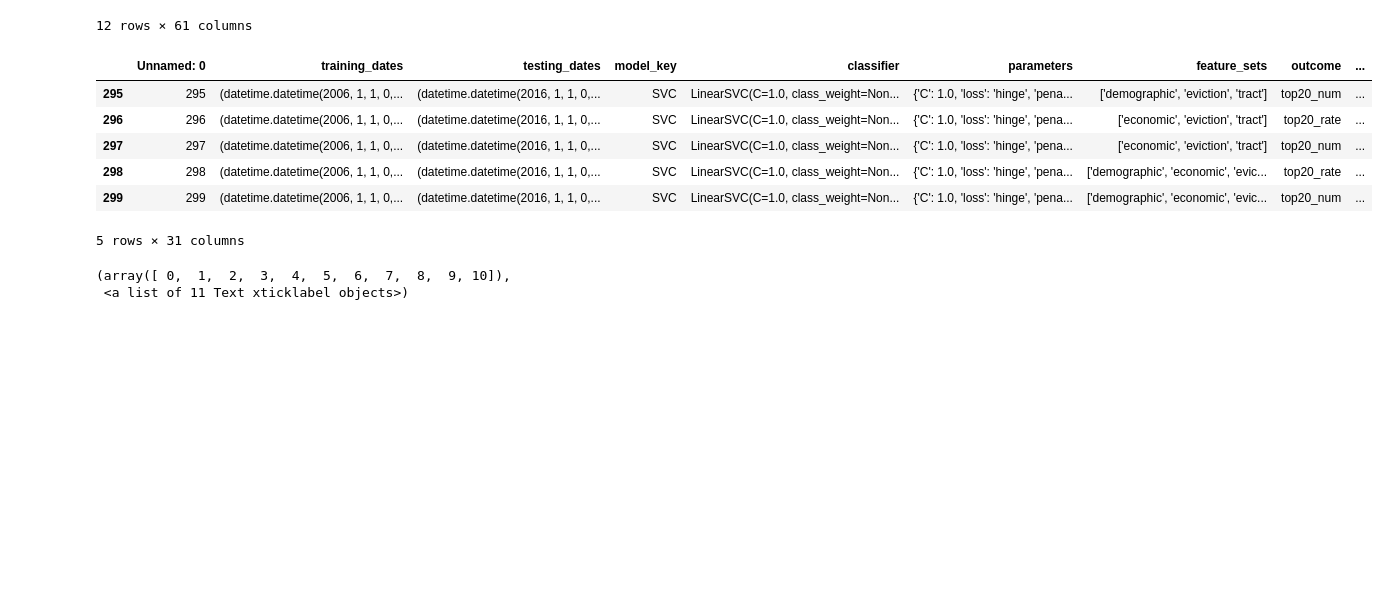
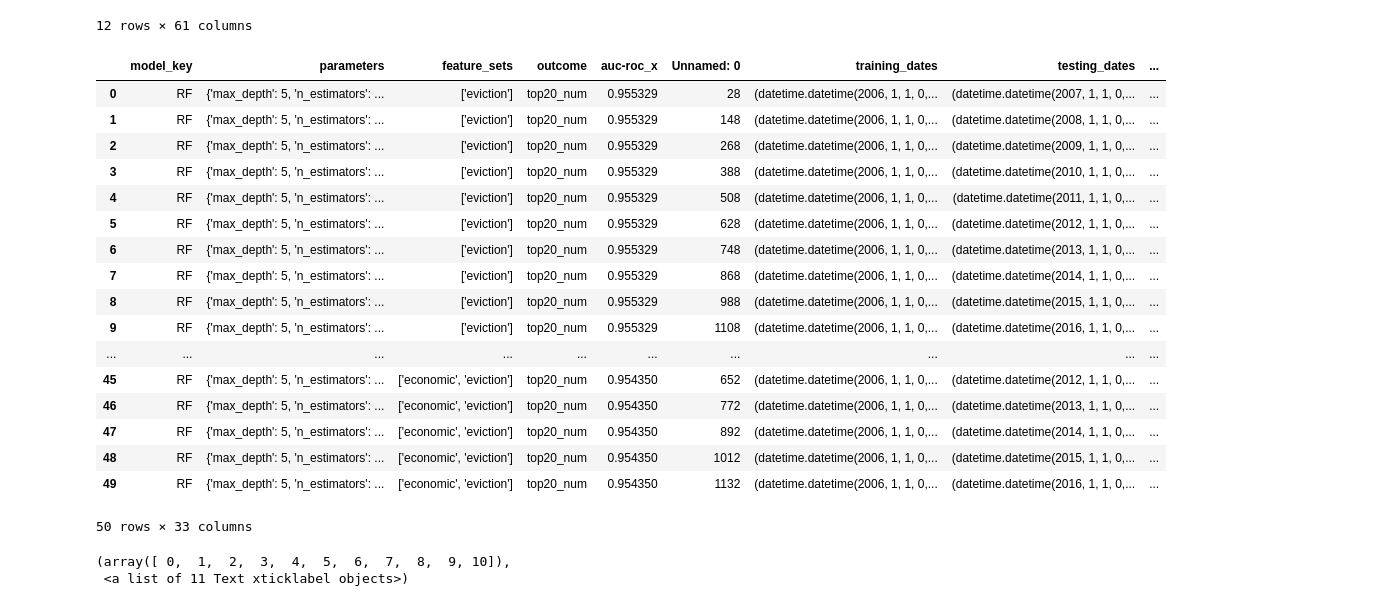
Before and after one commit to justincohler/evictions-learn, a Jupyter notebook: src/Bias Analysis.ipynb, the cells around one changed output. Drawn from its saved outputs; the diff is of its cells as text; code cells hidden in the pictures; blank space fills up the shorter version.

```diff
--- a/src/Bias Analysis.ipynb
+++ b/src/Bias Analysis.ipynb
@@ -167,31 +169,57 @@ get_disparity_predefined_group()
 | 11 | median_household_income_bins | med-low | 0 | 1 | 0.8_abs | NaN | NaN | 0.0 | ... |
 12 rows × 61 columns
 # %%
+pd.options.display.max_colwidth = 500
 rfdf = pd.read_csv('test_run_RF_DT_BAG_BASEDT.csv')
 gb = pd.read_csv('test_run_gb_bl.csv')
 nb = pd.read_csv('test_run_NB.csv')
 knn = pd.read_csv('test_run_knn_01.csv')
 lr = pd.read_csv('LR.csv')
 gb1 = pd.read_csv('GB_top20.csv')
 gb2 = pd.read_csv('real_run_GB_pct.csv')
 svc = pd.read_csv('test_run_svc.csv')
+rf1 = pd.read_csv('RF_small_pct.csv')
+rf2 = pd.read_csv('rf_top20_num.csv')
 
 results = rfdf.append(gb)
-#results = results.append(gb2)
 results = results.append(nb)
 results = results.append(knn)
 results = results.append(lr)
 results = results.append(svc)
-#results = results.append(gb)
-results.tail()
+
+prefix = '(datetime.datetime('
+pref_len = len(prefix)
+results['test_start'] = results['testing_dates'].str.slice(start=pref_len, stop=pref_len+4)
+results['test_start'].tail()
+
+
+df_2016 = results[results['test_start'] > '2015']
+df_2016
+best5_2016 = df_2016.sort_values(by='auc-roc', ascending=False)[0:5][['model_key', 'parameters', 'feature_sets', 'outcome', 'auc-roc']]
+
+
+
+best5 = best5_2016.merge(results, how='inner', on=['model_key', 'parameters', 'feature_sets', 'outcome'])
+best5
 # %% [output]
-|  | Unnamed: 0 | training_dates | testing_dates | model_key | classifier | parameters | feature_sets | outcome | ... |
-| 295 | 295 | (datetime.datetime(2006, 1, 1, 0,... | (datetime.datetime(2016, 1, 1, 0,... | SVC | LinearSVC(C=1.0, class_weight=Non... | {'C': 1.0, 'loss': 'hinge', 'pena... | ['demographic', 'eviction', 'tract'] | top20_num | ... |
-| 296 | 296 | (datetime.datetime(2006, 1, 1, 0,... | (datetime.datetime(2016, 1, 1, 0,... | SVC | LinearSVC(C=1.0, class_weight=Non... | {'C': 1.0, 'loss': 'hinge', 'pena... | ['economic', 'eviction', 'tract'] | top20_rate | ... |
-| 297 | 297 | (datetime.datetime(2006, 1, 1, 0,... | (datetime.datetime(2016, 1, 1, 0,... | SVC | LinearSVC(C=1.0, class_weight=Non... | {'C': 1.0, 'loss': 'hinge', 'pena... | ['economic', 'eviction', 'tract'] | top20_num | ... |
-| 298 | 298 | (datetime.datetime(2006, 1, 1, 0,... | (datetime.datetime(2016, 1, 1, 0,... | SVC | LinearSVC(C=1.0, class_weight=Non... | {'C': 1.0, 'loss': 'hinge', 'pena... | ['demographic', 'economic', 'evic... | top20_rate | ... |
-| 299 | 299 | (datetime.datetime(2006, 1, 1, 0,... | (datetime.datetime(2016, 1, 1, 0,... | SVC | LinearSVC(C=1.0, class_weight=Non... | {'C': 1.0, 'loss': 'hinge', 'pena... | ['demographic', 'economic', 'evic... | top20_num | ... |
+|  | model_key | parameters | feature_sets | outcome | auc-roc_x | Unnamed: 0 | training_dates | testing_dates | ... |
+| 0 | RF | {'max_depth': 5, 'n_estimators': ... | ['eviction'] | top20_num | 0.955329 | 28 | (datetime.datetime(2006, 1, 1, 0,... | (datetime.datetime(2007, 1, 1, 0,... | ... |
+| 1 | RF | {'max_depth': 5, 'n_estimators': ... | ['eviction'] | top20_num | 0.955329 | 148 | (datetime.datetime(2006, 1, 1, 0,... | (datetime.datetime(2008, 1, 1, 0,... | ... |
+| 2 | RF | {'max_depth': 5, 'n_estimators': ... | ['eviction'] | top20_num | 0.955329 | 268 | (datetime.datetime(2006, 1, 1, 0,... | (datetime.datetime(2009, 1, 1, 0,... | ... |
+| 3 | RF | {'max_depth': 5, 'n_estimators': ... | ['eviction'] | top20_num | 0.955329 | 388 | (datetime.datetime(2006, 1, 1, 0,... | (datetime.datetime(2010, 1, 1, 0,... | ... |
+| 4 | RF | {'max_depth': 5, 'n_estimators': ... | ['eviction'] | top20_num | 0.955329 | 508 | (datetime.datetime(2006, 1, 1, 0,... | (datetime.datetime(2011, 1, 1, 0,... | ... |
+| 5 | RF | {'max_depth': 5, 'n_estimators': ... | ['eviction'] | top20_num | 0.955329 | 628 | (datetime.datetime(2006, 1, 1, 0,... | (datetime.datetime(2012, 1, 1, 0,... | ... |
+| 6 | RF | {'max_depth': 5, 'n_estimators': ... | ['eviction'] | top20_num | 0.955329 | 748 | (datetime.datetime(2006, 1, 1, 0,... | (datetime.datetime(2013, 1, 1, 0,... | ... |
+| 7 | RF | {'max_depth': 5, 'n_estimators': ... | ['eviction'] | top20_num | 0.955329 | 868 | (datetime.datetime(2006, 1, 1, 0,... | (datetime.datetime(2014, 1, 1, 0,... | ... |
+| 8 | RF | {'max_depth': 5, 'n_estimators': ... | ['eviction'] | top20_num | 0.955329 | 988 | (datetime.datetime(2006, 1, 1, 0,... | (datetime.datetime(2015, 1, 1, 0,... | ... |
+| 9 | RF | {'max_depth': 5, 'n_estimators': ... | ['eviction'] | top20_num | 0.955329 | 1108 | (datetime.datetime(2006, 1, 1, 0,... | (datetime.datetime(2016, 1, 1, 0,... | ... |
+| ... | ... | ... | ... | ... | ... | ... | ... | ... | ... |
+| 45 | RF | {'max_depth': 5, 'n_estimators': ... | ['economic', 'eviction'] | top20_num | 0.954350 | 652 | (datetime.datetime(2006, 1, 1, 0,... | (datetime.datetime(2012, 1, 1, 0,... | ... |
+| 46 | RF | {'max_depth': 5, 'n_estimators': ... | ['economic', 'eviction'] | top20_num | 0.954350 | 772 | (datetime.datetime(2006, 1, 1, 0,... | (datetime.datetime(2013, 1, 1, 0,... | ... |
+| 47 | RF | {'max_depth': 5, 'n_estimators': ... | ['economic', 'eviction'] | top20_num | 0.954350 | 892 | (datetime.datetime(2006, 1, 1, 0,... | (datetime.datetime(2014, 1, 1, 0,... | ... |
+| 48 | RF | {'max_depth': 5, 'n_estimators': ... | ['economic', 'eviction'] | top20_num | 0.954350 | 1012 | (datetime.datetime(2006, 1, 1, 0,... | (datetime.datetime(2015, 1, 1, 0,... | ... |
+| 49 | RF | {'max_depth': 5, 'n_estimators': ... | ['economic', 'eviction'] | top20_num | 0.954350 | 1132 | (datetime.datetime(2006, 1, 1, 0,... | (datetime.datetime(2016, 1, 1, 0,... | ... |
-5 rows × 31 columns
+50 rows × 33 columns
 # %%
 sns.boxplot(x='model_key', y='auc-roc', hue='outcome', data =results)
 plt.title("AUC-ROC scores per Model Type")
```
Also changed, not shown: parts of 5 cells of this notebook.
